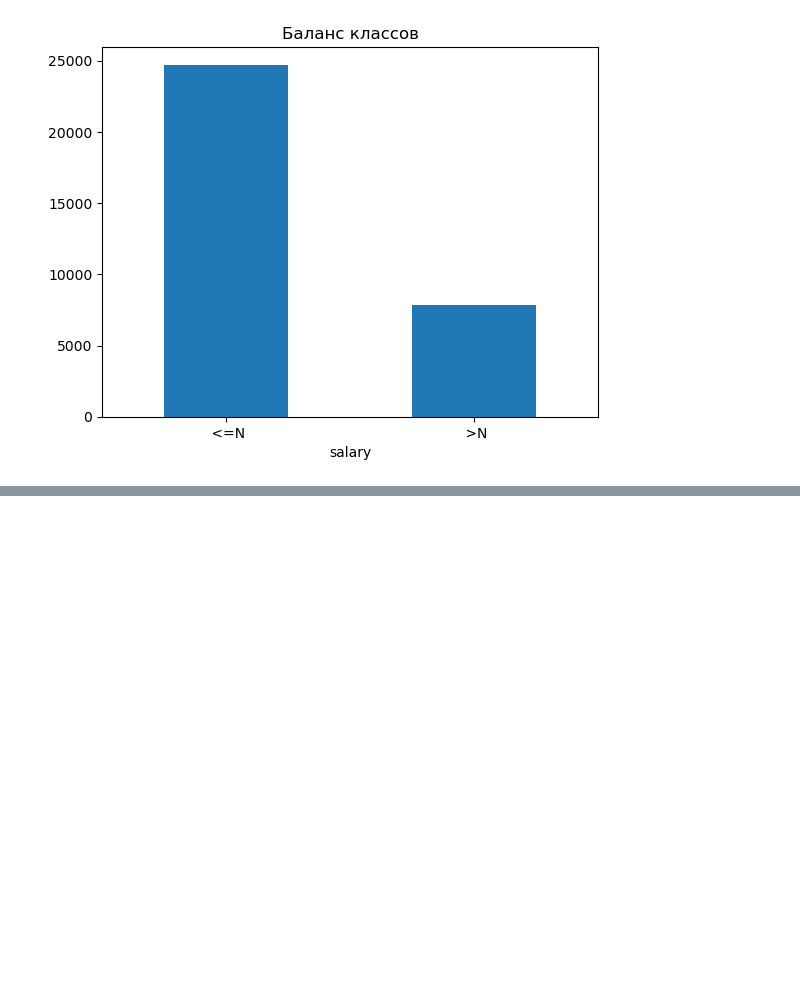
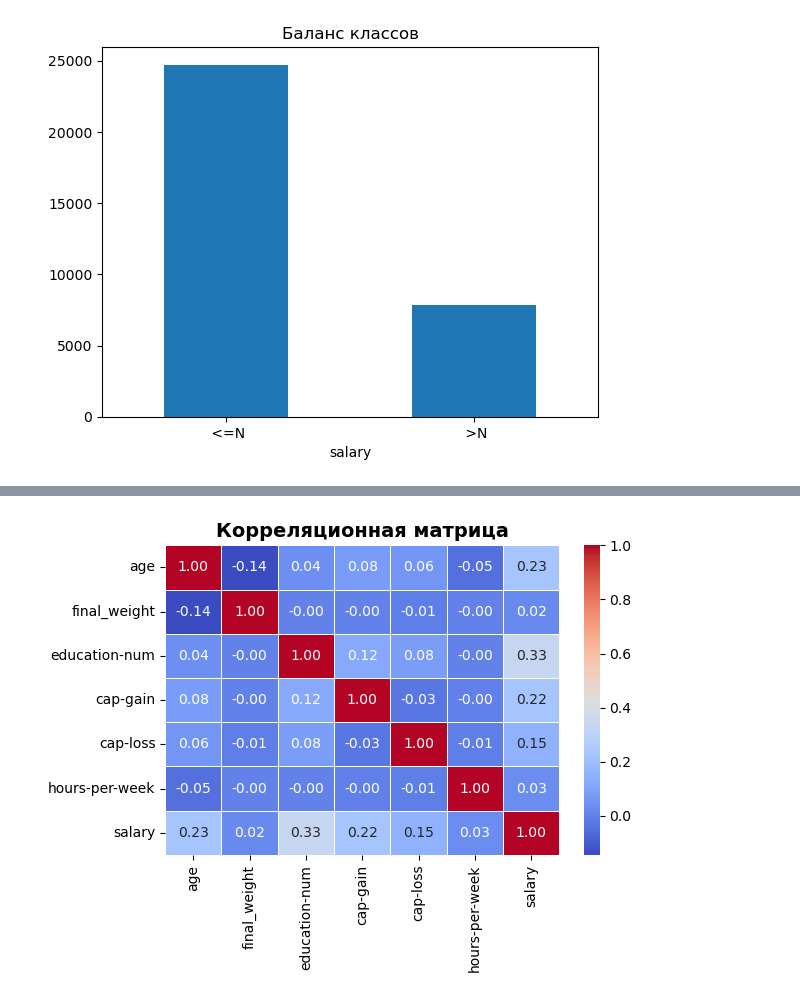
Before and after one commit to limekh/test_task_ds, a Jupyter notebook: task.ipynb, the cells around one changed output, grey strips where cells are left out. Saved outputs shown, nothing was run; the diff lists cells and outputs as text; code cells hidden in the pictures; blank space fills up the shorter version.

```diff
--- a/task.ipynb
+++ b/task.ipynb
@@ -25,7 +25,7 @@ features = [
     'occupation', 'relationship', 'race', 'sex', 'cap-gain', 'cap-loss', 'hours-per-week', 'native-country'
 ]
 
-df_train = pd.read_csv('data.txt', names=features + ['salary'])
+df_train = pd.read_csv('data.txt', names=features + ['salary'], sep=',', na_values='?')
 df_train.head()
 # %% [output]
 |  | age | workclass | final_weight | education | education-num | marital-status | occupation | relationship | ... |
@@ -104,0 +128,3 @@ Name: count, dtype: int64
+# %%
+le = LabelEncoder()
+df_train[target] = le.fit_transform(df_train[target])
@@ -104,0 +133,18 @@ Name: count, dtype: int64
+# %%
+num_features = [
+    'age', 'final_weight', 'education-num', 'cap-gain', 'cap-loss', 'hours-per-week'
+]
+categ_features = [
+    'workclass', 'education', 'marital-status',
+    'occupation', 'relationship', 'race', 'sex', 'native-country'
+]
+
+df_train[num_features] = df_train[num_features].apply(pd.to_numeric, errors='coerce')
+
+for categ in categ_features:
+    df_train[categ] = df_train[categ].fillna(df_train[categ].mode())
+
+for num in num_features:
+    df_train[num] = df_train[num].fillna(df_train[num].median())
+
+print(df_train.isnull().sum())
@@ -104,0 +168,10 @@ Name: count, dtype: int64
+# %%
+plt.figure()
+corr_matrix = df_train[num_features + ['salary']].corr()
+sns.heatmap(corr_matrix, annot=True, cmap='coolwarm',
+            fmt='.2f', linewidths=0.5)
+plt.title('Корреляционная матрица', fontsize=14, fontweight='bold')
+plt.tight_layout()
+plt.show()
+# %% [output]
+[figure, added]
```
Also changed, not shown: parts of 5 cells of this notebook.
